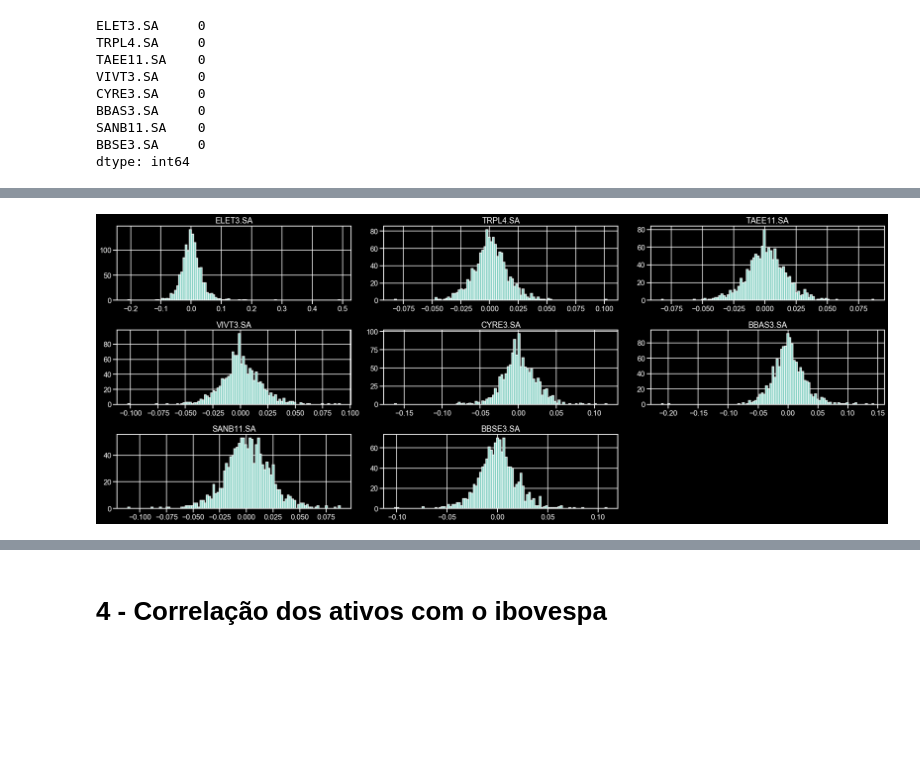
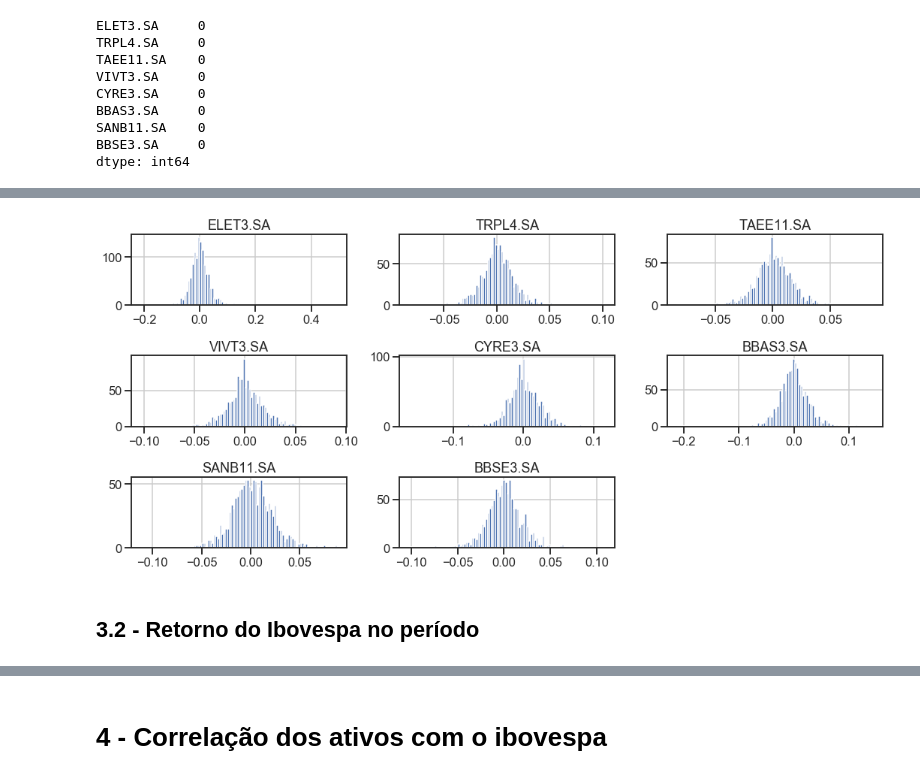
Before and after one commit to HugoAzv/FGV-Quant, a Jupyter notebook: 5 - Projetos/01 - Otimização de Portfólio/Portfolio Research.ipynb, the cells around one changed output, grey strips where cells are left out. Drawn from its saved outputs; the diff is of its cells as text; code cells hidden in the pictures; blank space fills up the shorter version.

```diff
--- a/5 - Projetos/01 - Otimização de Portfólio/Portfolio Research.ipynb
+++ b/5 - Projetos/01 - Otimização de Portfólio/Portfolio Research.ipynb
@@ -35,7 +35,7 @@ import matplotlib.pyplot as plt
 import seaborn as sns
 
 sns.set(style="ticks", context="talk")
-plt.style.use("dark_background")
+# plt.style.use("dark_background")
 # %% [markdown]
 # 2 - Coletando os dados
 # %%
@@ -78,5 +77,5 @@ prices.to_csv('carteira_2015_a_2020.csv')
 # %%
 carteira = pd.read_csv('carteira_2015_a_2020.csv', header=0, index_col=0, na_values=-99.99)
-prices = carteira.iloc[:,:-1]
-prices
+rets_carteira = carteira.pct_change().dropna()
+rets_carteira.head()
 # %% [output]
@@ -117,6 +115,6 @@ ibov
 # %%
-retornos = prices.pct_change().dropna()
-retornos
+rets_acoes = rets_carteira.iloc[:,:-1] # Retornos diários
+rets_acoes.head()
 # %% [output]
 |  | ELET3.SA | TRPL4.SA | TAEE11.SA | VIVT3.SA | CYRE3.SA | BBAS3.SA | SANB11.SA | BBSE3.SA |
 | Date |  |  |  |  |  |  |  |  |
@@ -175,5 +166,7 @@ plt.grid()
 # %%
-retornos.hist(bins=100, figsize=(25,10));
+rets_acoes.hist(bins=100, figsize=(15,7));
 plt.tight_layout()
 # %% [output]
-[figure, old version]
+[figure, new version]
+# %% [markdown]
+## 3.2 - Retorno do Ibovespa no período
```
Also changed, not shown: parts of 104 cells of this notebook.
